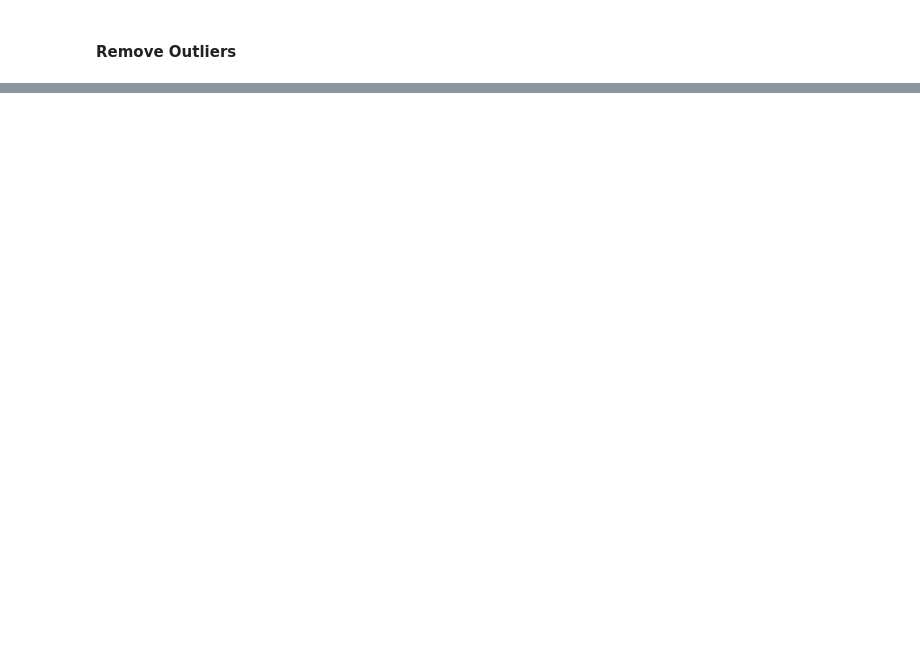
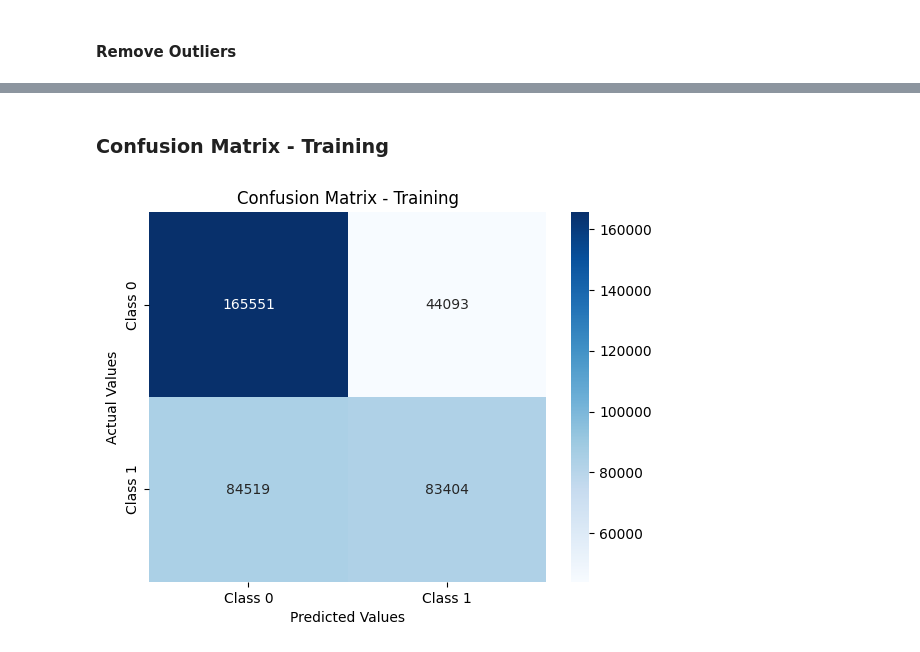
Before and after one commit to ICWeiner/FEUP-IART, a Jupyter notebook: Proj2/IA_T10_G27_Assignment2.ipynb, the cells around one changed output, grey strips where cells are left out. Saved outputs shown, nothing was run; the diff lists cells and outputs as text; code cells hidden in the pictures; blank space fills up the shorter version.

```diff
--- a/Proj2/IA_T10_G27_Assignment2.ipynb
+++ b/Proj2/IA_T10_G27_Assignment2.ipynb
@@ -154,0 +146,2 @@ data['Airline'].value_counts().plot.barh()
+# %%
+data['Airline'] = LabelEncoder().fit_transform(data['Airline'])
@@ -158,0 +161,34 @@ data['Airline'].value_counts().plot.barh()
+# %%
+# Define parameter grid
+param_dt = {'max_depth': [3, 5, 7, 9, 11, 13, 15, 17, 19]}
+
+# Create Decision Tree model
+dt = DecisionTreeClassifier(random_state=42)
+
+# Create grid search object
+dt_grid = GridSearchCV(dt, param_dt, cv=5, scoring='accuracy')
+
+# Fit grid search on training data
+start_time = time.time()
+dt_grid.fit(X_train, Y_train)
+train_time = time.time() - start_time
+
+# Get best parameters and score
+best_dt = dt_grid.best_estimator_
+best_dt_params = dt_grid.best_params_
+best_dt_score = dt_grid.best_score_
+
+# Evaluate best Decision Tree model on test data
+start_time = time.time()
+dt_train_pred = best_dt.predict(X_train)
+dt_test_pred = best_dt.predict(X_test)
+test_time = time.time() - start_time
+
+print('Best Parameters:', best_dt_params)
+print('Best Score:', round(best_dt_score*100, 2), '%')
+print('Precision Score:', round(precision_score(Y_test, dt_test_pred)*100, 2), '%')
+print('Recall Score:', round(recall_score(Y_test, dt_test_pred)*100, 2), '%')
+print('Accuracy Score:', round(accuracy_score(Y_test, dt_test_pred)*100, 2), '%')
+print('F-1 Score:', round(f1_score(Y_test, dt_test_pred)*100, 2), '%')
+print('Training time:', round(train_time, 2), 'seconds')
+print('Testing time:', round(test_time, 2), 'seconds')
@@ -158,0 +204,13 @@ data['Airline'].value_counts().plot.barh()
+# %% [markdown]
+### Confusion Matrix - Training
+# %%
+cm_train = confusion_matrix(Y_train, dt_train_pred)
+class_labels = ['Class 0', 'Class 1']
+sb.heatmap(cm_train, annot=True, fmt='d', cmap='Blues', xticklabels=class_labels, yticklabels=class_labels)
+
+plt.title('Confusion Matrix - Training')
+plt.xlabel('Predicted Values')
+plt.ylabel('Actual Values')
+plt.show()
+# %% [output]
+[figure, added]
```
Also changed, not shown: parts of 37 cells of this notebook, 1 other file.
